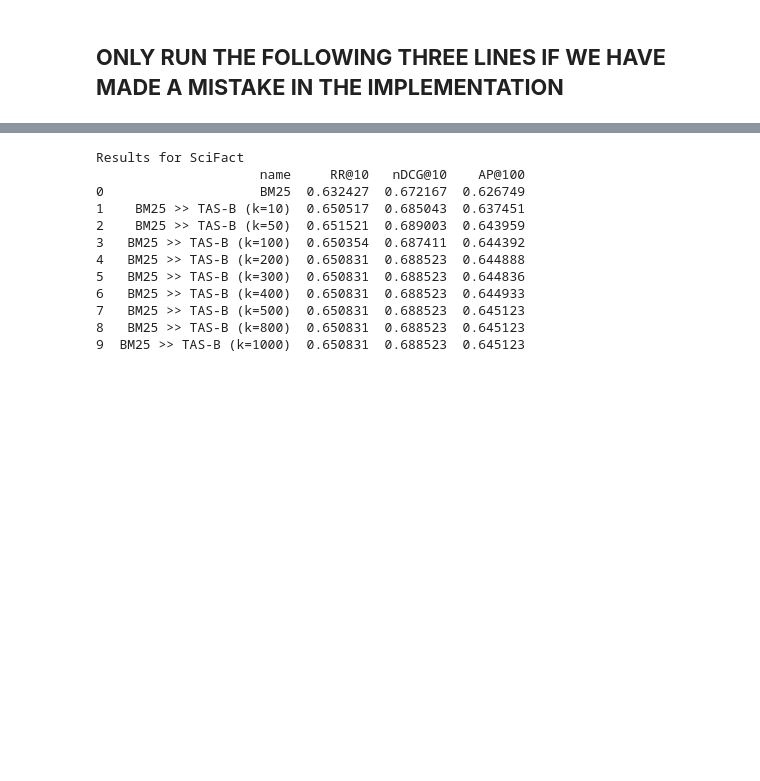
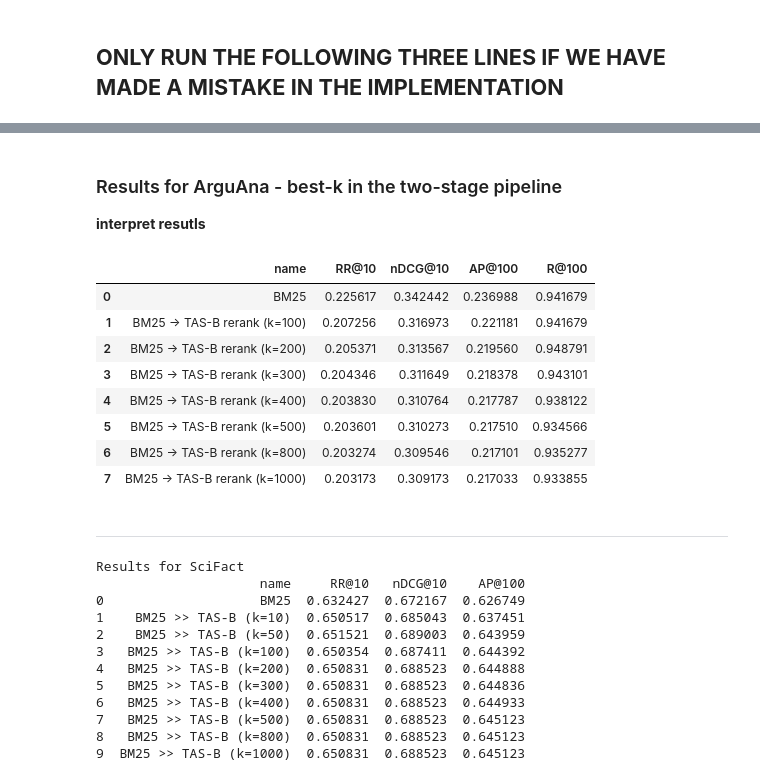
Before and after one commit to AStyslavski/DSAIT4050_IR_G16_2025-2026, a Jupyter notebook: ir_experiment.ipynb, the cells around one changed output, grey strips where cells are left out. Drawn from its saved outputs; the diff is of its cells as text; code cells hidden in the pictures; blank space fills up the shorter version.

```diff
--- a/ir_experiment.ipynb
+++ b/ir_experiment.ipynb
@@ -202 +328,18 @@ Now that we have dealt with all the dense indexes we can use BM25 to retrieve so
+# %% [markdown]
+### Results for ArguAna - best-k in the two-stage pipeline
+**interpret resutls**
+# %%
+rerank_only_experiment(arguana_index,testset_arguana,"arguana",bm25_arguana,candidate_depths)
+# %% [output]
+|  | name | RR@10 | nDCG@10 | AP@100 | R@100 |
+| 0 | BM25 | 0.225617 | 0.342442 | 0.236988 | 0.941679 |
+| 1 | BM25 -> TAS-B rerank (k=100) | 0.207256 | 0.316973 | 0.221181 | 0.941679 |
+| 2 | BM25 -> TAS-B rerank (k=200) | 0.205371 | 0.313567 | 0.219560 | 0.948791 |
+| 3 | BM25 -> TAS-B rerank (k=300) | 0.204346 | 0.311649 | 0.218378 | 0.943101 |
+| 4 | BM25 -> TAS-B rerank (k=400) | 0.203830 | 0.310764 | 0.217787 | 0.938122 |
+| 5 | BM25 -> TAS-B rerank (k=500) | 0.203601 | 0.310273 | 0.217510 | 0.934566 |
+| 6 | BM25 -> TAS-B rerank (k=800) | 0.203274 | 0.309546 | 0.217101 | 0.935277 |
+| 7 | BM25 -> TAS-B rerank (k=1000) | 0.203173 | 0.309173 | 0.217033 | 0.933855 |
+# %% [markdown]
+---
 # %%
```
Also changed, not shown: parts of 44 cells of this notebook.
